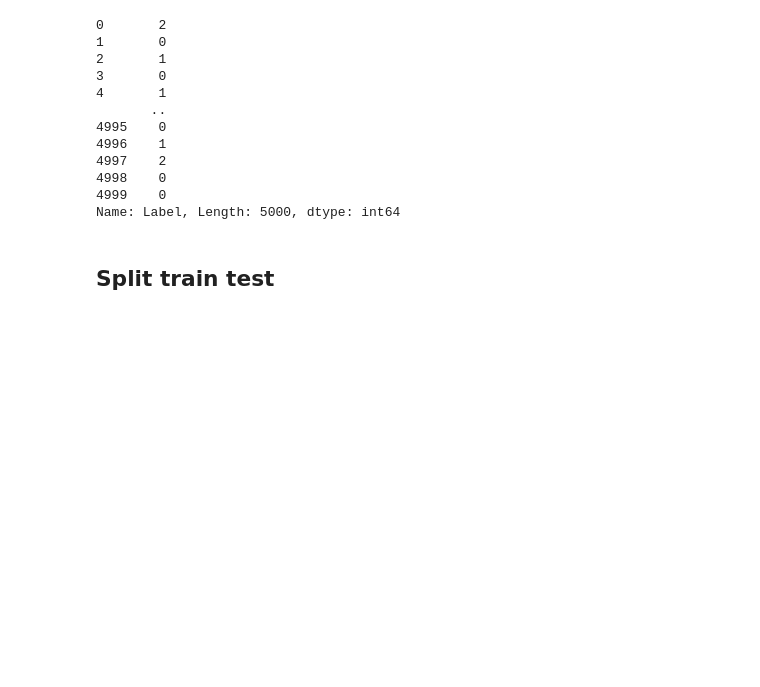
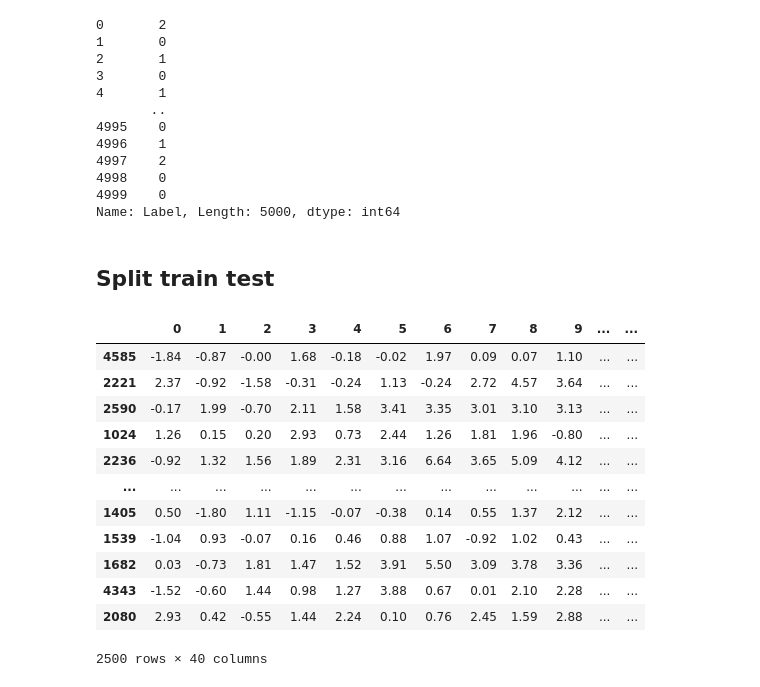
Before and after one commit to jdutel42/TAA, a Jupyter notebook: TP/TP3/TP3_TAA.ipynb, the cells around one changed output. Saved outputs shown, nothing was run; the diff lists cells and outputs as text; code cells hidden in the pictures; blank space fills up the shorter version.

Commit message:
Split train test ook

```diff
--- a/TP/TP3/TP3_TAA.ipynb
+++ b/TP/TP3/TP3_TAA.ipynb
@@ -128,3 +128,25 @@ y
 Name: Label, Length: 5000, dtype: int64
 # %% [markdown]
 ## Split train test
+# %%
+from sklearn.model_selection import train_test_split
+
+X_train, X_test, y_train, y_test = train_test_split(
+    X, y, test_size=0.5, stratify=y, random_state=42
+)
+# %%
+X_test
+# %% [output]
+|  | 0 | 1 | 2 | 3 | 4 | 5 | 6 | 7 | 8 | 9 | ... | ... |
+| 4585 | -1.84 | -0.87 | -0.00 | 1.68 | -0.18 | -0.02 | 1.97 | 0.09 | 0.07 | 1.10 | ... | ... |
+| 2221 | 2.37 | -0.92 | -1.58 | -0.31 | -0.24 | 1.13 | -0.24 | 2.72 | 4.57 | 3.64 | ... | ... |
+| 2590 | -0.17 | 1.99 | -0.70 | 2.11 | 1.58 | 3.41 | 3.35 | 3.01 | 3.10 | 3.13 | ... | ... |
+| 1024 | 1.26 | 0.15 | 0.20 | 2.93 | 0.73 | 2.44 | 1.26 | 1.81 | 1.96 | -0.80 | ... | ... |
+| 2236 | -0.92 | 1.32 | 1.56 | 1.89 | 2.31 | 3.16 | 6.64 | 3.65 | 5.09 | 4.12 | ... | ... |
+| ... | ... | ... | ... | ... | ... | ... | ... | ... | ... | ... | ... | ... |
+| 1405 | 0.50 | -1.80 | 1.11 | -1.15 | -0.07 | -0.38 | 0.14 | 0.55 | 1.37 | 2.12 | ... | ... |
+| 1539 | -1.04 | 0.93 | -0.07 | 0.16 | 0.46 | 0.88 | 1.07 | -0.92 | 1.02 | 0.43 | ... | ... |
+| 1682 | 0.03 | -0.73 | 1.81 | 1.47 | 1.52 | 3.91 | 5.50 | 3.09 | 3.78 | 3.36 | ... | ... |
+| 4343 | -1.52 | -0.60 | 1.44 | 0.98 | 1.27 | 3.88 | 0.67 | 0.01 | 2.10 | 2.28 | ... | ... |
+| 2080 | 2.93 | 0.42 | -0.55 | 1.44 | 2.24 | 0.10 | 0.76 | 2.45 | 1.59 | 2.88 | ... | ... |
+2500 rows × 40 columns
```
